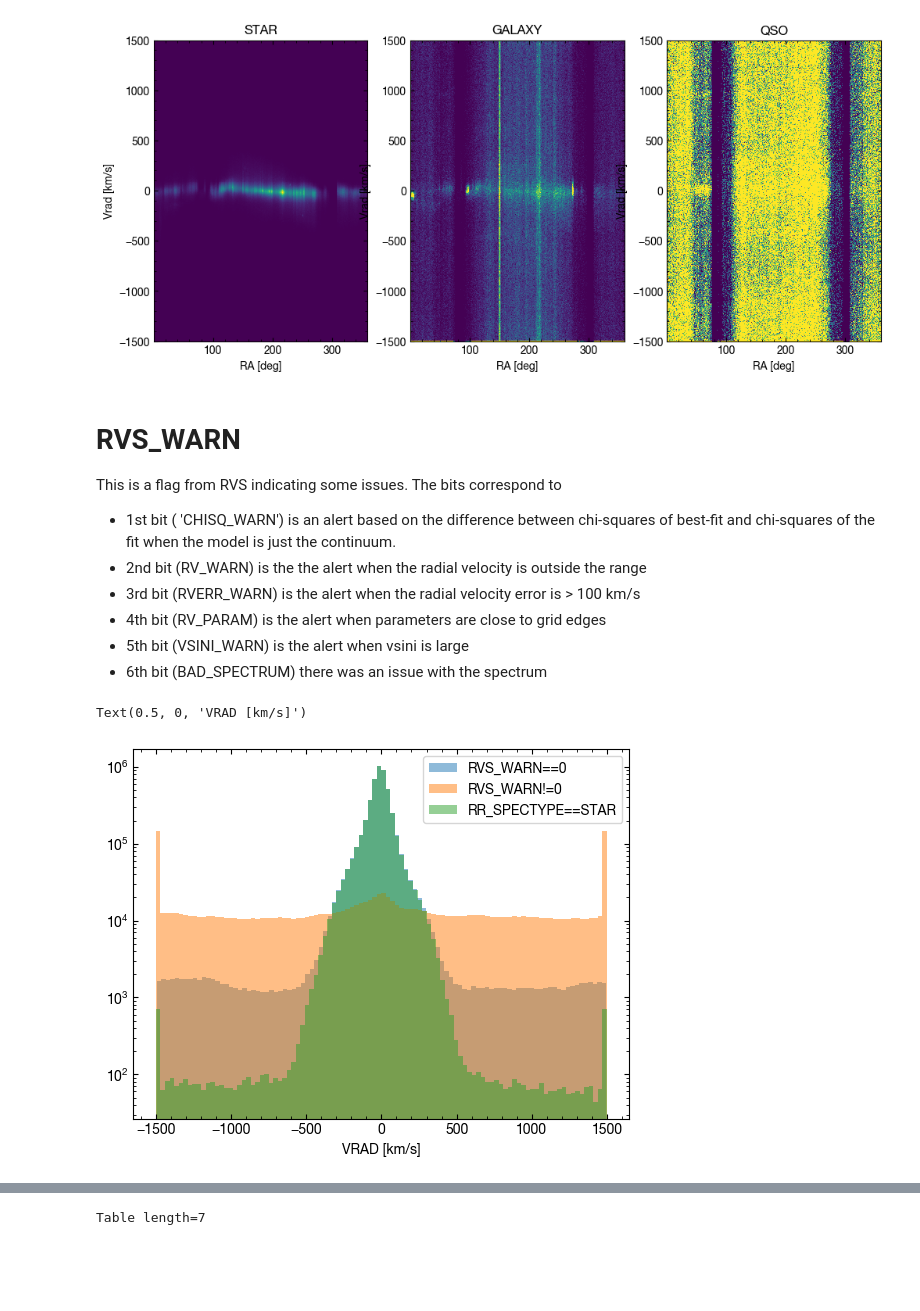
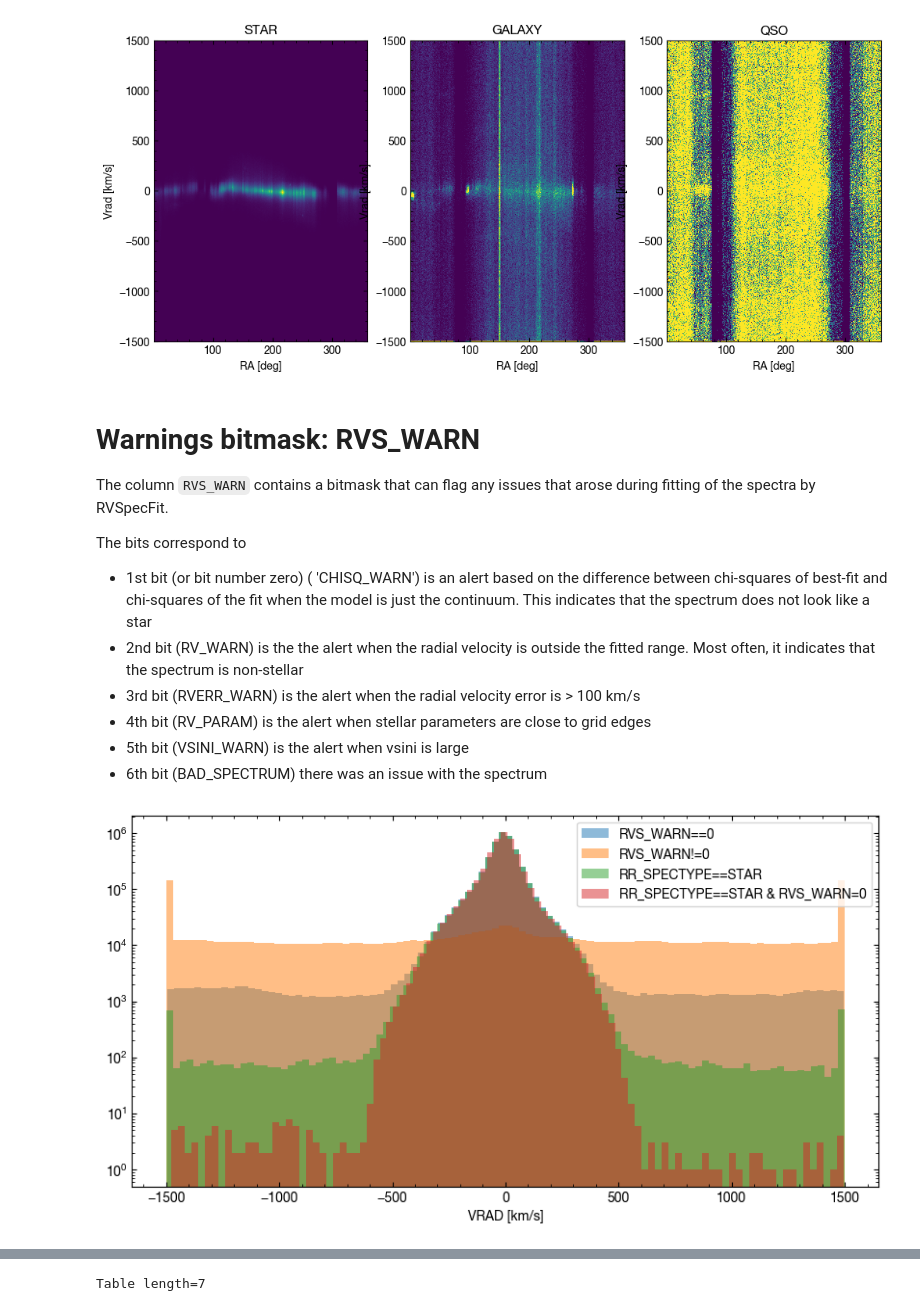
Before and after one commit to segasai/desi_mws_tutorial_toronto2026, a Jupyter notebook: DR1_MWS_tutorial.ipynb, the cells around one changed output, grey strips where cells are left out. Cells and saved outputs as stored; diff of their text form; code cells hidden in the pictures; blank space fills up the shorter version.

```diff
--- a/DR1_MWS_tutorial.ipynb
+++ b/DR1_MWS_tutorial.ipynb
@@ -350,27 +452,29 @@ for i in range(3):
 # %% [output]
 [figure]
 # %% [markdown]
-# RVS_WARN
+# Warnings bitmask: RVS_WARN
 
-This is a flag from RVS indicating some issues.
+The column `RVS_WARN` contains a bitmask that can flag any issues that arose during fitting of the spectra by RVSpecFit.
+
 The bits correspond to
-* 1st bit ( 'CHISQ_WARN') is an alert based on the difference between chi-squares of best-fit
-and chi-squares of the fit when the model is just the continuum.
-* 2nd bit (RV_WARN) is the the alert when the radial velocity is outside the range
+* 1st bit (or bit number zero) ( 'CHISQ_WARN') is an alert based on the difference between chi-squares of best-fit
+and chi-squares of the fit when the model is just the continuum. This indicates that the spectrum does not look like a star
+* 2nd bit (RV_WARN) is the the alert when the radial velocity is outside the fitted range. Most often, it indicates that the spectrum is non-stellar
 * 3rd bit (RVERR_WARN) is the alert when the radial velocity error is > 100 km/s
-* 4th bit (RV_PARAM) is the alert when parameters are close to grid edges
+* 4th bit (RV_PARAM) is the alert when stellar parameters are close to grid edges
 * 5th bit (VSINI_WARN) is the alert when vsini is large
 * 6th bit (BAD_SPECTRUM) there was an issue with the spectrum
 # %%
+plt.figure(figsize=(10,5))
 plt.hist(RV_T['VRAD'][RV_T["RVS_WARN"]==0],bins=100,alpha=.5,label='RVS_WARN==0');
 plt.hist(RV_T['VRAD'][RV_T["RVS_WARN"]!=0],bins=100,alpha=.5,label='RVS_WARN!=0');
 plt.hist(RV_T['VRAD'][RV_T["RR_SPECTYPE"]=='STAR'],bins=100,alpha=.5,label='RR_SPECTYPE==STAR');
+plt.hist(RV_T['VRAD'][(RV_T["RR_SPECTYPE"]=='STAR')&(RV_T['RVS_WARN']==0)],bins=100,alpha=.5,label='RR_SPECTYPE==STAR & RVS_WARN=0');
 plt.gca().set_yscale('log')
 plt.legend()
-plt.xlabel('VRAD [km/s]')
+plt.xlabel('VRAD [km/s]');
 # %% [output]
-Text(0.5, 0, 'VRAD [km/s]')
-[figure, old version]
+[figure, new version]
 # %% [markdown]
 # Repeats/duplicates in combined catalogue
 
```
Also changed, not shown: parts of 57 cells of this notebook, 2 other files.
